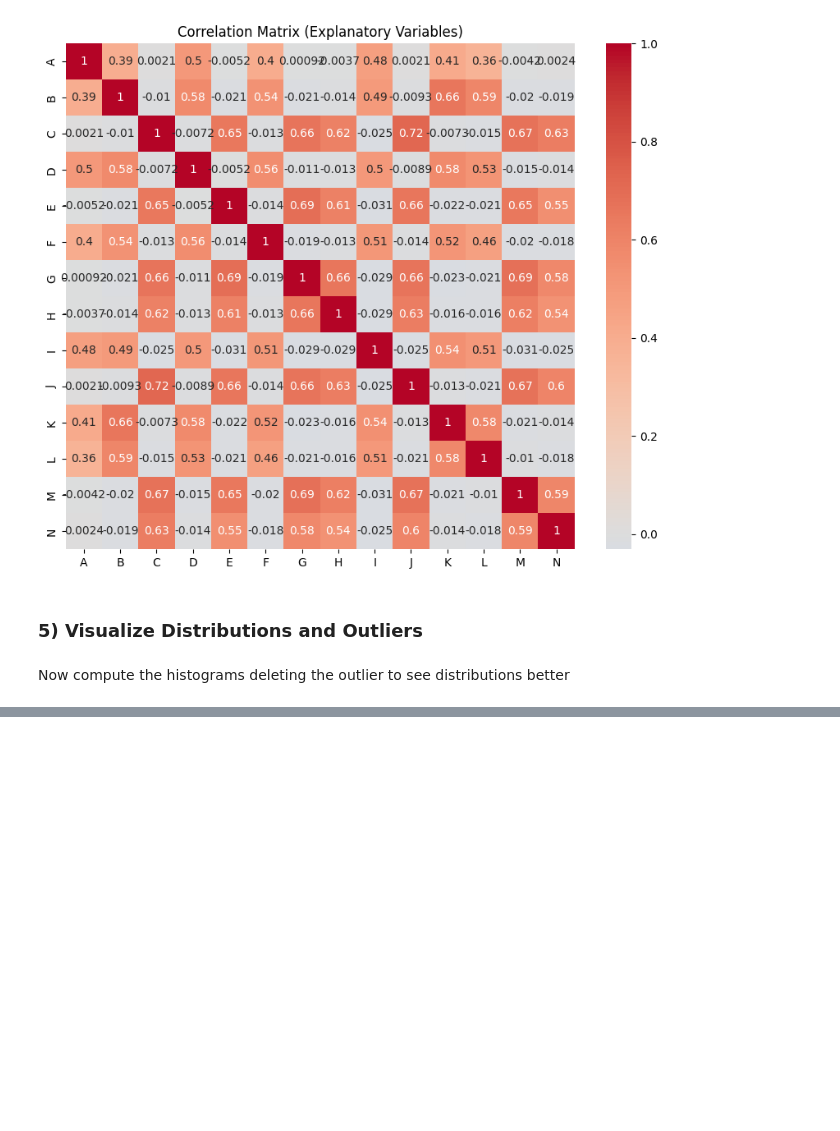
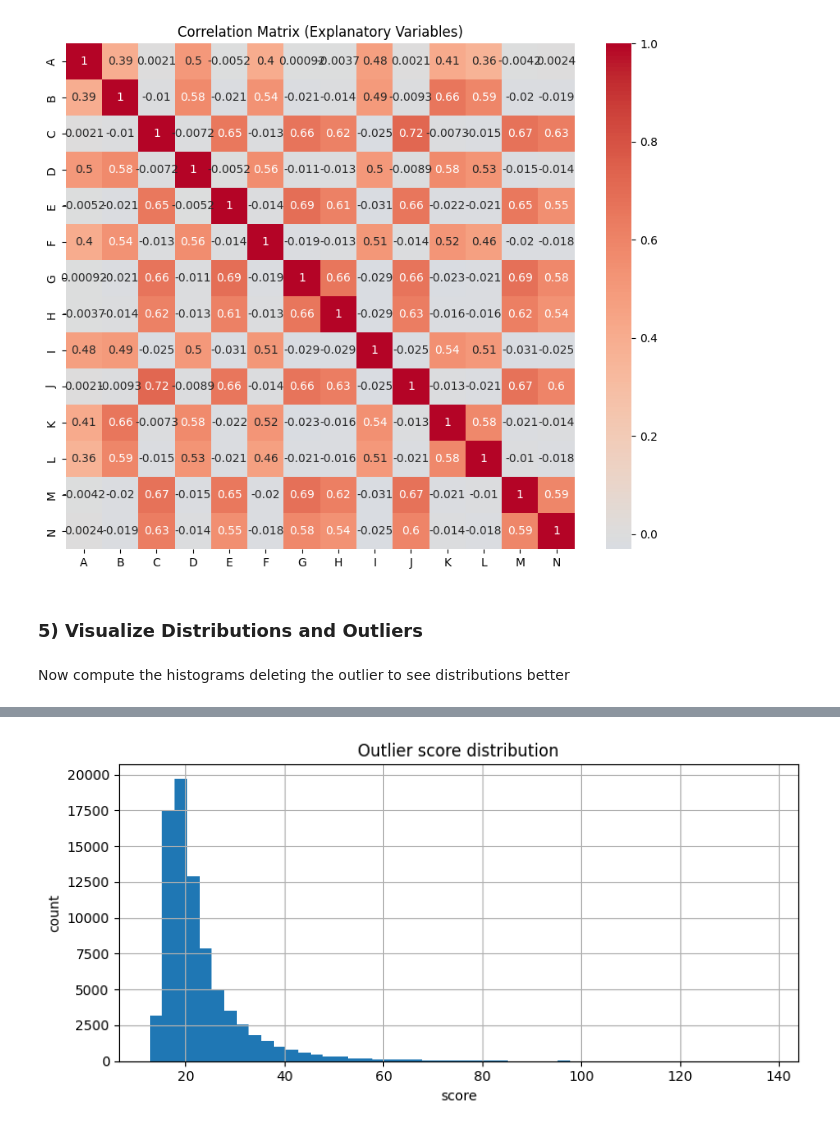
Before and after one commit to maurosuetta/QuantChallenge-2025, a Jupyter notebook: notebooks/research.ipynb, the cells around one changed output, grey strips where cells are left out. Drawn from its saved outputs; the diff is of its cells as text; code cells hidden in the pictures; blank space fills up the shorter version.

Commit message:
feat(outlier_detection): add outlier detection

```diff
--- a/notebooks/research.ipynb
+++ b/notebooks/research.ipynb
@@ -419,0 +516,3 @@ generate_hist(train_data, log_y=False)
+# %%
+df_scored = run_pyod_on_polars(pl.DataFrame(train_data_1), model="copod", contamination=0.02)
+print(df_scored)
@@ -419,0 +539,12 @@ generate_hist(train_data, log_y=False)
+# %%
+pdf = df_scored.select(["outlier_score","is_outlier"]).to_pandas()
+
+plt.figure(figsize=(8,4))
+pdf["outlier_score"].hist(bins=50)
+plt.title("Outlier score distribution")
+plt.xlabel("score")
+plt.ylabel("count")
+plt.tight_layout()
+plt.show()
+# %% [output]
+[figure, added]
```
Also changed, not shown: parts of 14 cells of this notebook, 2 other files.
